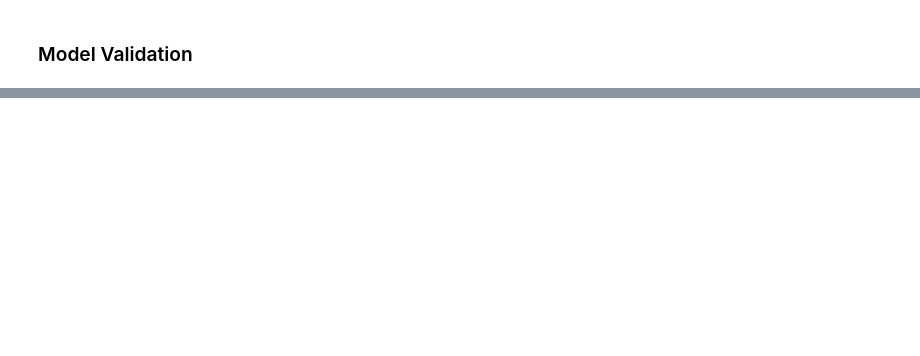
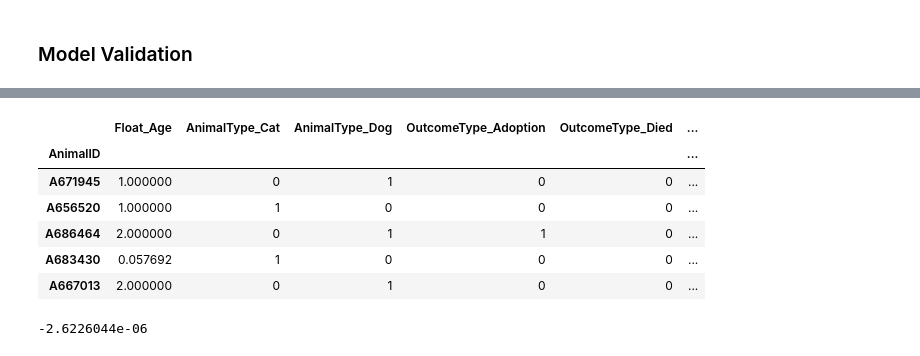
Before and after one commit to Jaket2030/Animals, a Jupyter notebook: shelter_animals_outcome .ipynb, the cells around one changed output, grey strips where cells are left out. Cells and saved outputs as stored; diff of their text form; code cells hidden in the pictures; blank space fills up the shorter version.

```diff
--- a/shelter_animals_outcome .ipynb
+++ b/shelter_animals_outcome .ipynb
@@ -488,0 +472,19 @@ Return_to_owner       0.42      0.07      0.12      1401
+# %%
+X = new_df_dummies.drop(['Name','DateTime','OutcomeSubtype','SexuponOutcome','AgeuponOutcome','Breed','Color','COUNTER','Age','A','B','COUNTER_Outcome'], axis=1, inplace=False)
+y = new_df_dummies['Float_Age']
+
+all_lm = LinearRegression().fit(X, y)
+X.head()
+# %% [output]
+|  | Float_Age | AnimalType_Cat | AnimalType_Dog | OutcomeType_Adoption | OutcomeType_Died | ... |
+| AnimalID |  |  |  |  |  | ... |
+| A671945 | 1.000000 | 0 | 1 | 0 | 0 | ... |
+| A656520 | 1.000000 | 1 | 0 | 0 | 0 | ... |
+| A686464 | 2.000000 | 0 | 1 | 1 | 0 | ... |
+| A683430 | 0.057692 | 1 | 0 | 0 | 0 | ... |
+| A667013 | 2.000000 | 0 | 1 | 0 | 0 | ... |
+# %%
+#Checking the intercept
+all_lm.intercept_
+# %% [output]
+-2.6226044e-06
```
Also changed, not shown: parts of 13 cells of this notebook.
